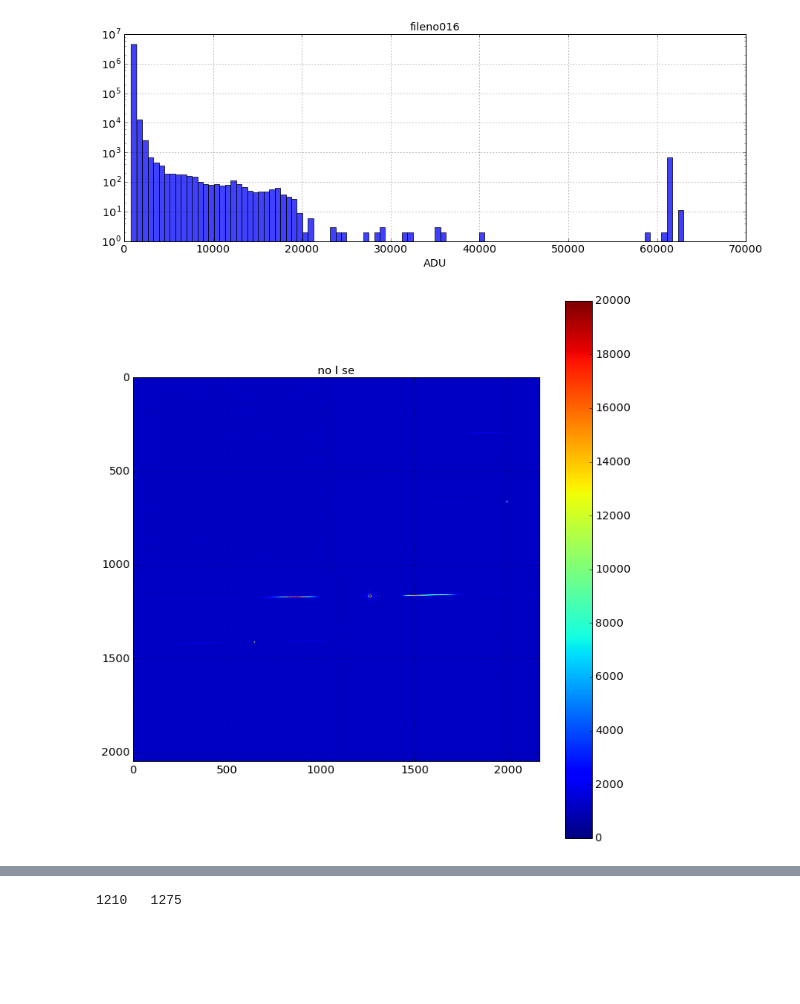
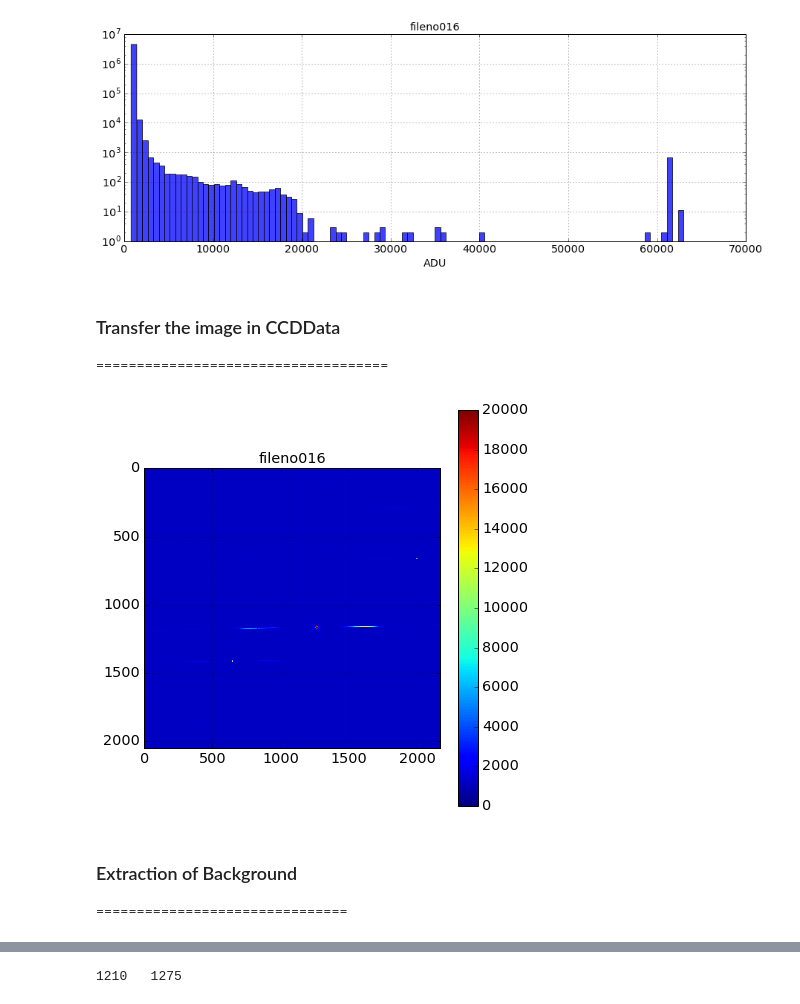
Before and after one commit to sylvielsstfr/CTIOAna2016, a Jupyter notebook: notebooks/ViewfirstImage.ipynb, the cells around one changed output, grey strips where cells are left out. Drawn from its saved outputs; the diff is of its cells as text; code cells hidden in the pictures; blank space fills up the shorter version.

Commit message:
more on background subtraction

```diff
--- a/notebooks/ViewfirstImage.ipynb
+++ b/notebooks/ViewfirstImage.ipynb
@@ -148,15 +185,21 @@ plt.yscale('log')
 plt.show()
 # %% [output]
 [figure]
+# %% [markdown]
+### Transfer the image in CCDData
+====================================
 # %%
 ccd=ccdproc.CCDData.read(fullfile, hdu=0,unit="adu")
 # %%
-ig, ax = plt.subplots(figsize=(10, 10))
+ig, ax = plt.subplots(figsize=(6,6))
 img=ax.imshow(ccd,vmin=0,vmax=20000.)
-plt.title('no l se')
+plt.title(object_name)
 plt.tight_layout()
 plt.colorbar(img)
 plt.grid(True)
 plt.savefig(object_name)
 # %% [output]
-[figure, old version]
+[figure, new version]
+# %% [markdown]
+### Extraction of Background
+===============================
```
Also changed, not shown: parts of 42 cells of this notebook.
